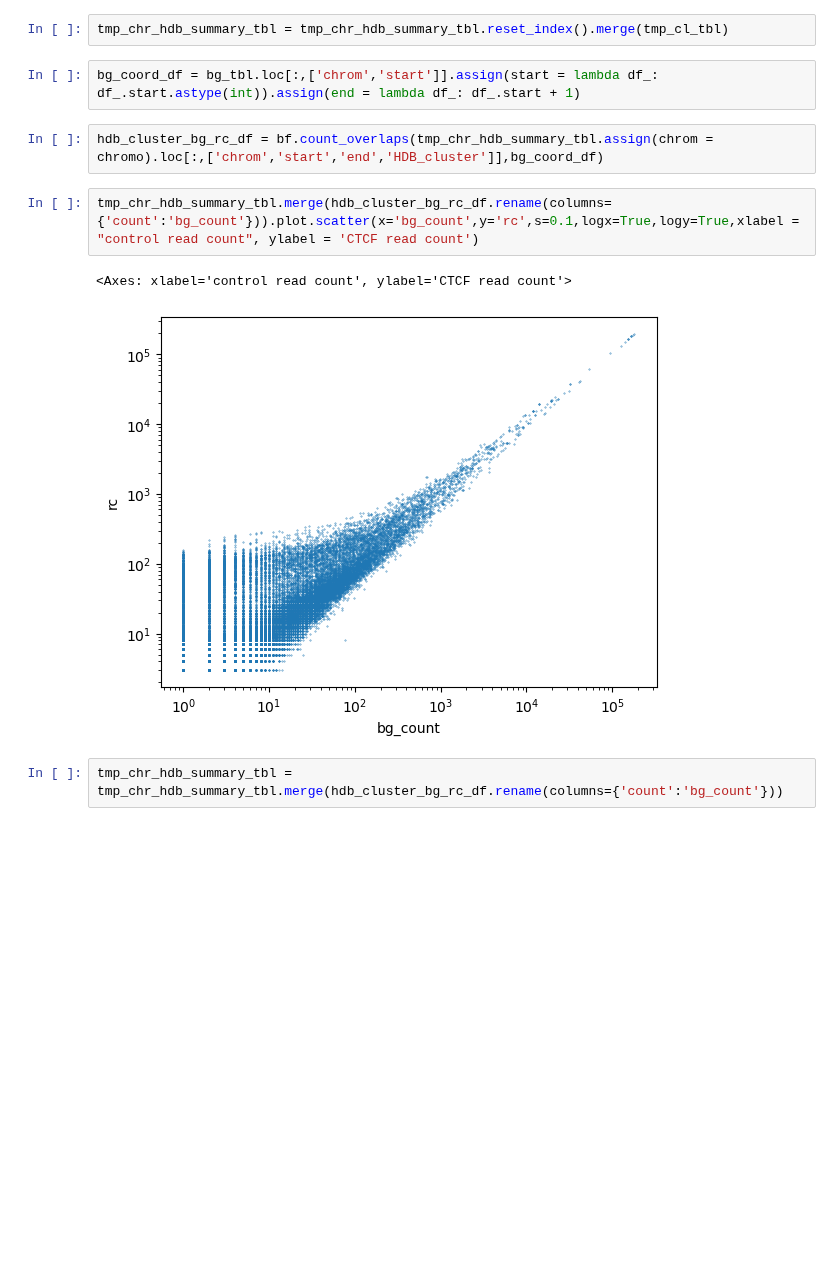
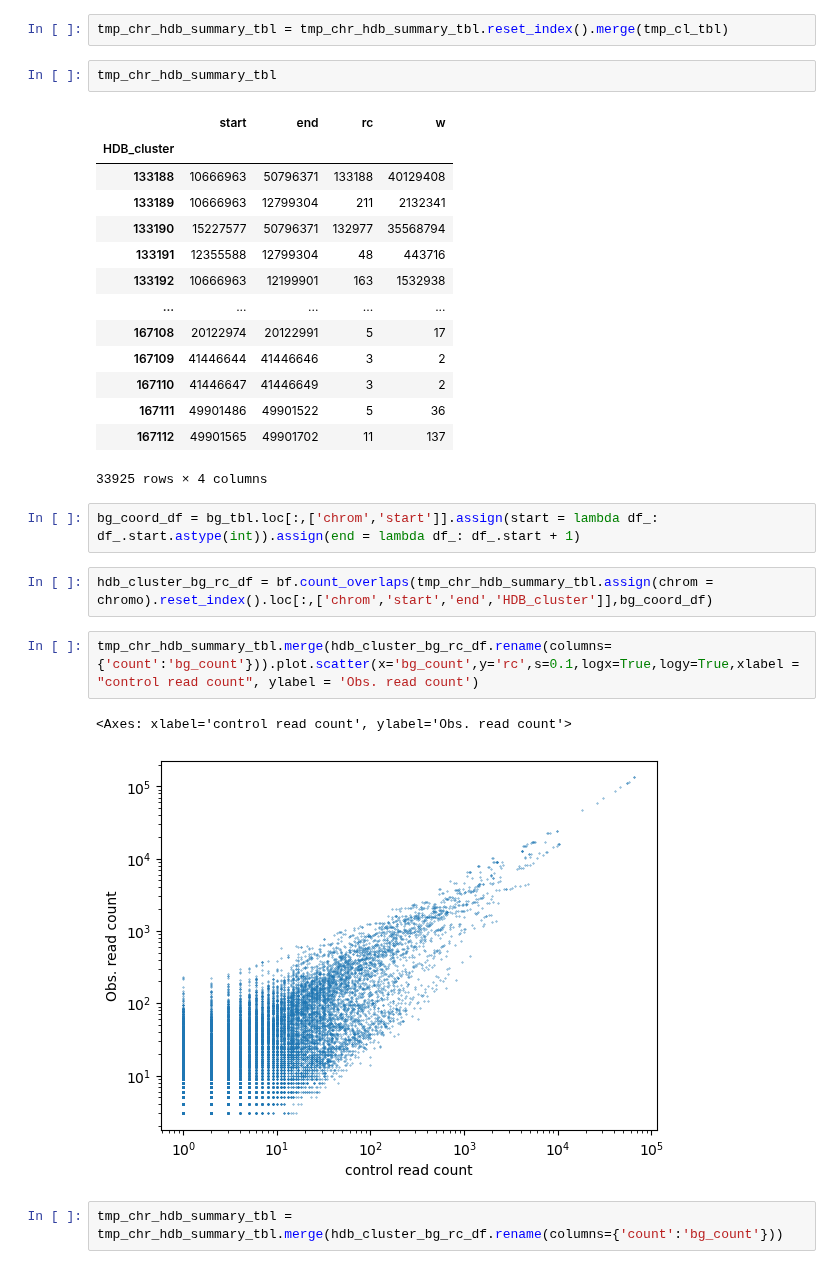
Before and after one commit to princeps091-binf/TFHclust, a Jupyter notebook: scripts/explore_pysam.ipynb, the cells around one changed output. Saved outputs shown, nothing was run; the diff lists cells and outputs as text; blank space fills up the shorter version.

```diff
--- a/scripts/explore_pysam.ipynb
+++ b/scripts/explore_pysam.ipynb
@@ -137,15 +131,32 @@ tmp_chr_hdb_summary_tbl = (long_cl_read_tbl
                             )
 # %%
 tmp_chr_hdb_summary_tbl = tmp_chr_hdb_summary_tbl.reset_index().merge(tmp_cl_tbl)
+# %%
+tmp_chr_hdb_summary_tbl
+# %% [output]
+|  | start | end | rc | w |
+| HDB_cluster |  |  |  |  |
+| 133188 | 10666963 | 50796371 | 133188 | 40129408 |
+| 133189 | 10666963 | 12799304 | 211 | 2132341 |
+| 133190 | 15227577 | 50796371 | 132977 | 35568794 |
+| 133191 | 12355588 | 12799304 | 48 | 443716 |
+| 133192 | 10666963 | 12199901 | 163 | 1532938 |
+| ... | ... | ... | ... | ... |
+| 167108 | 20122974 | 20122991 | 5 | 17 |
+| 167109 | 41446644 | 41446646 | 3 | 2 |
+| 167110 | 41446647 | 41446649 | 3 | 2 |
+| 167111 | 49901486 | 49901522 | 5 | 36 |
+| 167112 | 49901565 | 49901702 | 11 | 137 |
+33925 rows × 4 columns
 # %%
 bg_coord_df = bg_tbl.loc[:,['chrom','start']].assign(start = lambda df_: df_.start.astype(int)).assign(end = lambda df_: df_.start + 1)
 # %%
-hdb_cluster_bg_rc_df = bf.count_overlaps(tmp_chr_hdb_summary_tbl.assign(chrom = chromo).loc[:,['chrom','start','end','HDB_cluster']],bg_coord_df)
+hdb_cluster_bg_rc_df = bf.count_overlaps(tmp_chr_hdb_summary_tbl.assign(chrom = chromo).reset_index().loc[:,['chrom','start','end','HDB_cluster']],bg_coord_df)
 # %%
-tmp_chr_hdb_summary_tbl.merge(hdb_cluster_bg_rc_df.rename(columns={'count':'bg_count'})).plot.scatter(x='bg_count',y='rc',s=0.1,logx=True,logy=True,xlabel = "control read count", ylabel = 'CTCF read count')
+tmp_chr_hdb_summary_tbl.merge(hdb_cluster_bg_rc_df.rename(columns={'count':'bg_count'})).plot.scatter(x='bg_count',y='rc',s=0.1,logx=True,logy=True,xlabel = "control read count", ylabel = 'Obs. read count')
 # %% [output]
-<Axes: xlabel='control read count', ylabel='CTCF read count'>
+<Axes: xlabel='control read count', ylabel='Obs. read count'>
-[figure, old version]
+[figure, new version]
 # %%
 tmp_chr_hdb_summary_tbl = tmp_chr_hdb_summary_tbl.merge(hdb_cluster_bg_rc_df.rename(columns={'count':'bg_count'}))
 # %%
```
Also changed, not shown: parts of 10 cells of this notebook, 2 other files.
